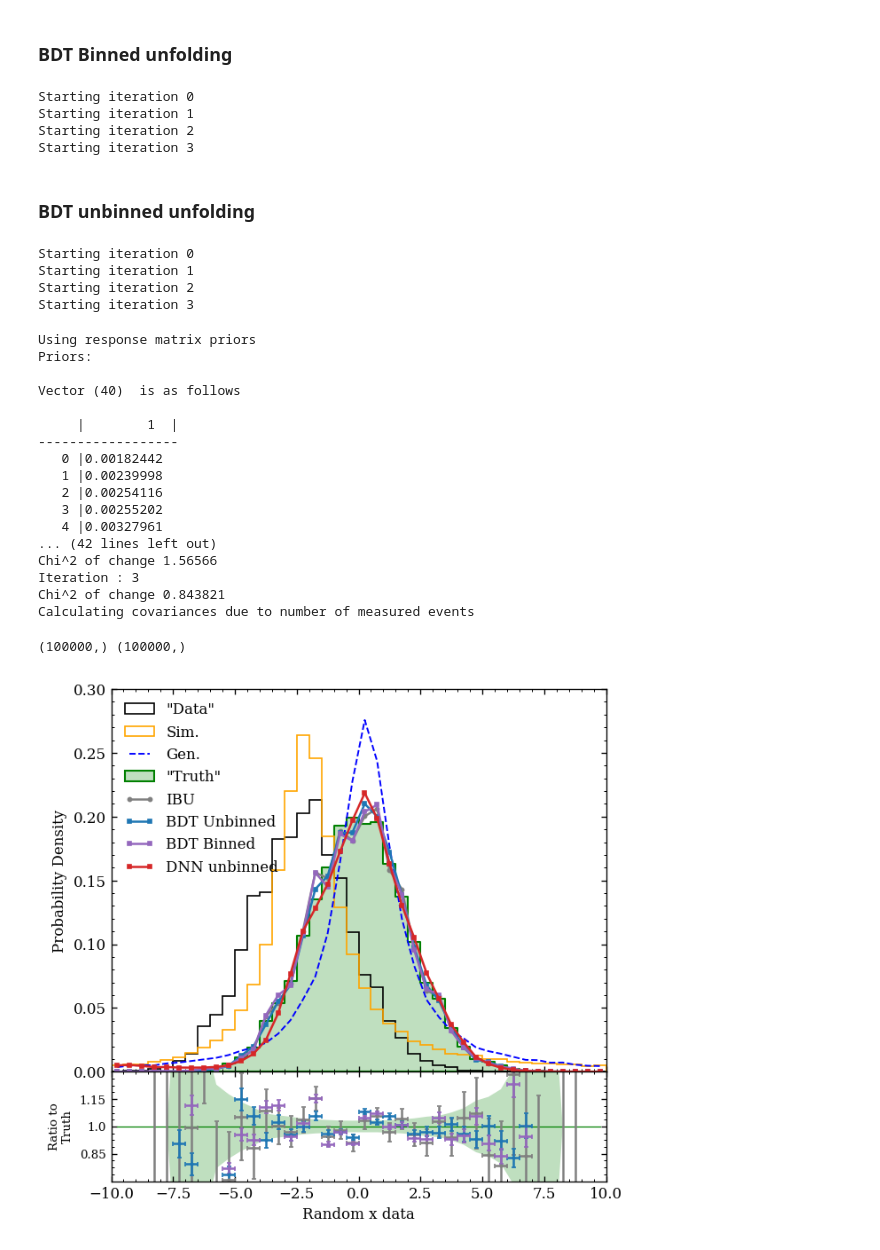
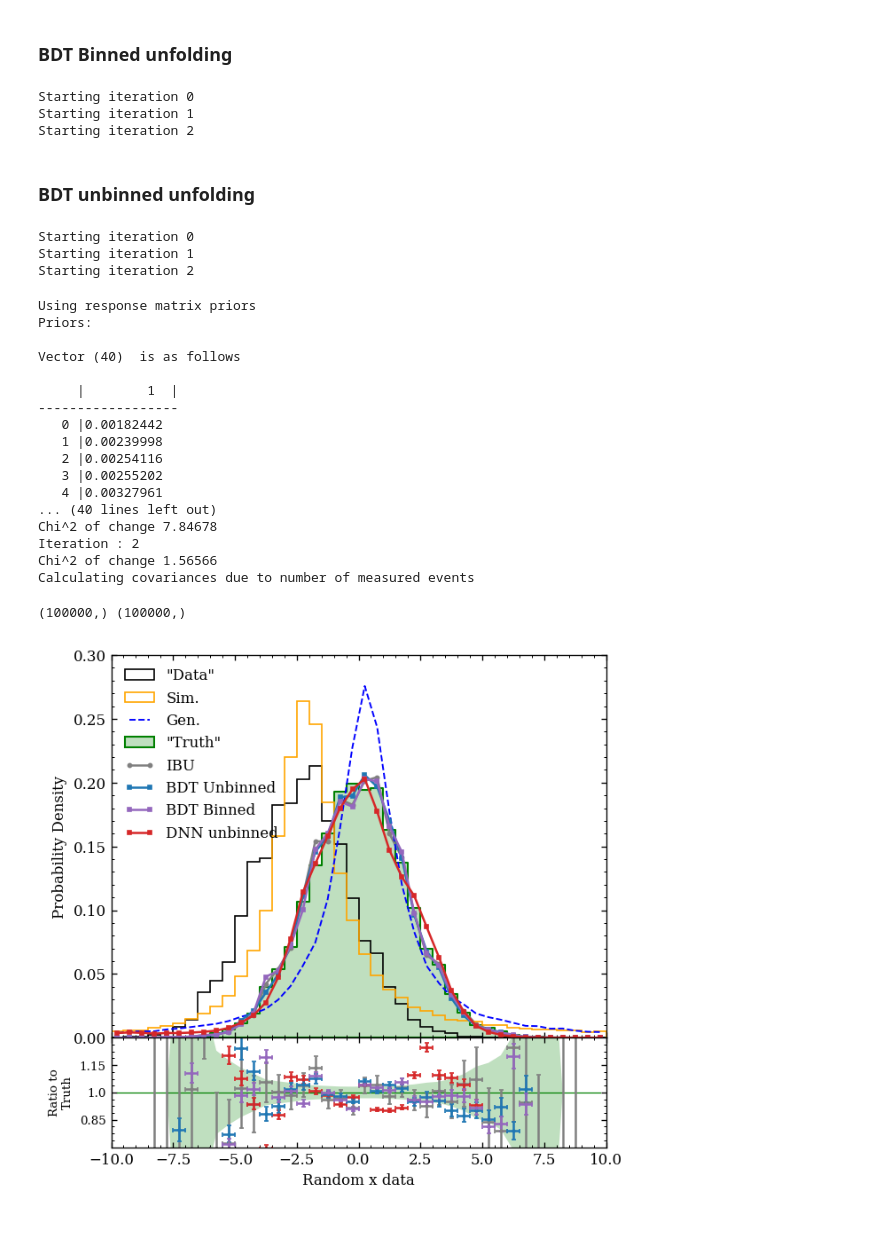
Before and after one commit to rymilton/unfolding, a Jupyter notebook: final_gaussians.ipynb, the cells around one changed output. Cells and saved outputs as stored; diff of their text form; code cells hidden in the pictures.

```diff
--- a/final_gaussians.ipynb
+++ b/final_gaussians.ipynb
@@ -54,6 +52,6 @@ RooFit v3.60 -- Developed by Wouter Verkerke and David Kirkby
 # %%
 num_MC_data_points  = 100000
-num_iterations = 4
+num_iterations = 3
 # %%
 # Generating pseudo data
 unbinned_MC_data = []
@@ -161,30 +159,25 @@ plt.subplots_adjust(wspace=0, hspace=0)
 # %%
 # Normalize the data for the DNN
 # Normalizing using only the data that passes truth/reco
-from sklearn.preprocessing import StandardScaler
 unbinned_MC_data = np.expand_dims(unbinned_MC_data, axis=1)
 unbinned_sim_data = np.expand_dims(unbinned_sim_data, axis=1)
 unbinned_measured_data = np.expand_dims(unbinned_measured_data, axis=1)
 
-standardized_MC_data = np.copy(unbinned_MC_data)
-standardized_sim_data = np.copy(unbinned_sim_data)
-standardized_measured_data = np.copy(unbinned_measured_data)
+combined_step1_data = np.concatenate((unbinned_sim_data[sim_pass_reco], unbinned_measured_data[measured_pass_reco]))
+normalized_sim_data = (unbinned_sim_data - np.mean(combined_step1_data, axis=0))/np.std(combined_step1_data, axis=0)
+normalized_measured_data = (unbinned_measured_data - np.mean(combined_step1_data, axis=0))/np.std(combined_step1_data, axis=0)
 
-MC_scaler = StandardScaler()
-standardized_MC_data[sim_pass_truth] = MC_scaler.fit_transform(unbinned_MC_data[sim_pass_truth])
-sim_scaler = StandardScaler()
-standardized_sim_data[sim_pass_reco] = sim_scaler.fit_transform(unbinned_sim_data[sim_pass_reco])
-measured_scaler = StandardScaler()
-standardized_measured_data[measured_pass_reco] = measured_scaler.fit_transform(unbinned_measured_data[measured_pass_reco])
+combined_step2_data = np.concatenate((unbinned_MC_data[sim_pass_truth], unbinned_MC_data[sim_pass_truth]))
+normalized_MC_data = (unbinned_MC_data - np.mean(combined_step2_data, axis=0))/np.std(combined_step2_data, axis=0)
 # %%
-MC_dataloader = DataLoader(reco = unbinned_sim_data,
-                           gen = unbinned_MC_data,
+MC_dataloader = DataLoader(reco = normalized_sim_data,
+                           gen = normalized_MC_data,
                            pass_reco = sim_pass_reco,
                            pass_gen = sim_pass_truth,
-                           normalize = True)
-data_dataloader = DataLoader(reco = unbinned_measured_data,
+                           normalize=True)
+data_dataloader = DataLoader(reco = normalized_measured_data,
                              pass_reco = measured_pass_reco,
-                             normalize = True)
+                             normalize=True)
 ndim = 1
 reco_model = MLP(ndim)
 gen_model = MLP(ndim)
@@ -269,7 +245,6 @@ omnifold_MC_hist_binned = np.divide(omnifold_MC_hist_binned, efficiencies_np, ou
 Starting iteration 0
 Starting iteration 1
 Starting iteration 2
-Starting iteration 3
 # %% [markdown]
 ### BDT unbinned unfolding
 # %%
@@ -283,7 +258,6 @@ unbinned_weights, MC_entries_unbinned, sim_entries_unbinned, sim_pass_reco_unbin
 Starting iteration 0
 Starting iteration 1
 Starting iteration 2
-Starting iteration 3
 # %%
 iteration_to_plot = -1
 
@@ -323,10 +297,10 @@ Vector (40)  is as follows
    2 |0.00254116
    3 |0.00255202
    4 |0.00327961
-... (42 lines left out)
+... (40 lines left out)
+Chi^2 of change 7.84678
+Iteration : 2
 Chi^2 of change 1.56566
-Iteration : 3
-Chi^2 of change 0.843821
 Calculating covariances due to number of measured events
 # %%
 hist_style = {'histtype': 'step', 'density': True, 'lw': 1, 'zorder': 2}
@@ -390,6 +364,7 @@ ax0.plot(truth_bin_centers, dnn_unbinned_unfolded_hist, **dnn_unbinned_multi_sty
 # Plot the Ratios of the OmniFold and IBU distributions to truth (with statistical uncertainties)
 ibu_ratio = ibu_density_counts / (truth_hist + 10**-50)
 
+of_ratio_dnn_unbinned = dnn_unbinned_unfolded_hist /(truth_hist + 10**-50)
 of_ratio_bdt_unbinned_single = unbinned_unfolded_hist /(truth_hist + 10**-50)
 of_ratio_bdt_binned_single = binned_unfolded_hist /(truth_hist + 10**-50)
 ax1.plot([np.min(truth_bin_centers), np.max(truth_bin_centers)], [1, 1], '-', color='green', lw=0.75)
@@ -398,6 +373,7 @@ ax1.plot([np.min(truth_bin_centers), np.max(truth_bin_centers)], [1, 1], '-', co
 truth_unc_ratio = truth_bin_errors / (truth_hist + 10**-50)
 
 ibu_unc_ratio = ibu_bin_errors / (truth_hist + 10**-50)
+of_unc_ratio_dnn_unbinned = dnn_unbinned_unfolded_hist_errors / (truth_hist + 10**-50)
 of_unc_ratio_bdt_unbinned_single = unbinned_unfolded_hist_errors / (truth_hist + 10**-50)
 of_unc_ratio_bdt_binned_single = binned_unfolded_hist_errors / (truth_hist + 10**-50)
 
@@ -417,31 +393,40 @@ ax1.errorbar(
     color=ibu_style['color'],
     **modplot.style('errorbar')
 )
 
 truth_binwidth = (truth_bin_centers[1]-truth_bin_centers[0])/2
 
 ax1.errorbar(
     truth_bin_centers,
+    of_ratio_dnn_unbinned,
+    xerr=truth_binwidth,
+    yerr=of_unc_ratio_dnn_unbinned,
+    color=dnn_unbinned_multi_style['color'],
+    **modplot.style('errorbar')
+) # Binned Error Bar
+
+ax1.errorbar(
+    truth_bin_centers,
     of_ratio_bdt_unbinned_single,
     xerr=truth_binwidth,
     yerr=of_unc_ratio_bdt_unbinned_single,
     color=bdt_unbinned_single_style['color'],
     **modplot.style('errorbar')
 ) # Binned Error Bar
 
 ax1.errorbar(
     truth_bin_centers,
     of_ratio_bdt_binned_single,
     xerr=truth_binwidth,
     yerr=of_unc_ratio_bdt_binned_single,
     color=bdt_binned_single_style['color'],
     **modplot.style('errorbar')
 ) # Binned Error Bar
 
 
 # legend style and ordering
 modplot.legend(ax=ax0, frameon=False, loc="upper left", ncol=1)
 # fig.savefig(f'./plots/OmniFold_Gaussian_noDNN.png', bbox_inches='tight')
 # %% [output]
 (100000,) (100000,)
-[figure, old version]
+[figure, new version]
```
Also changed, not shown: parts of 5 cells of this notebook.
